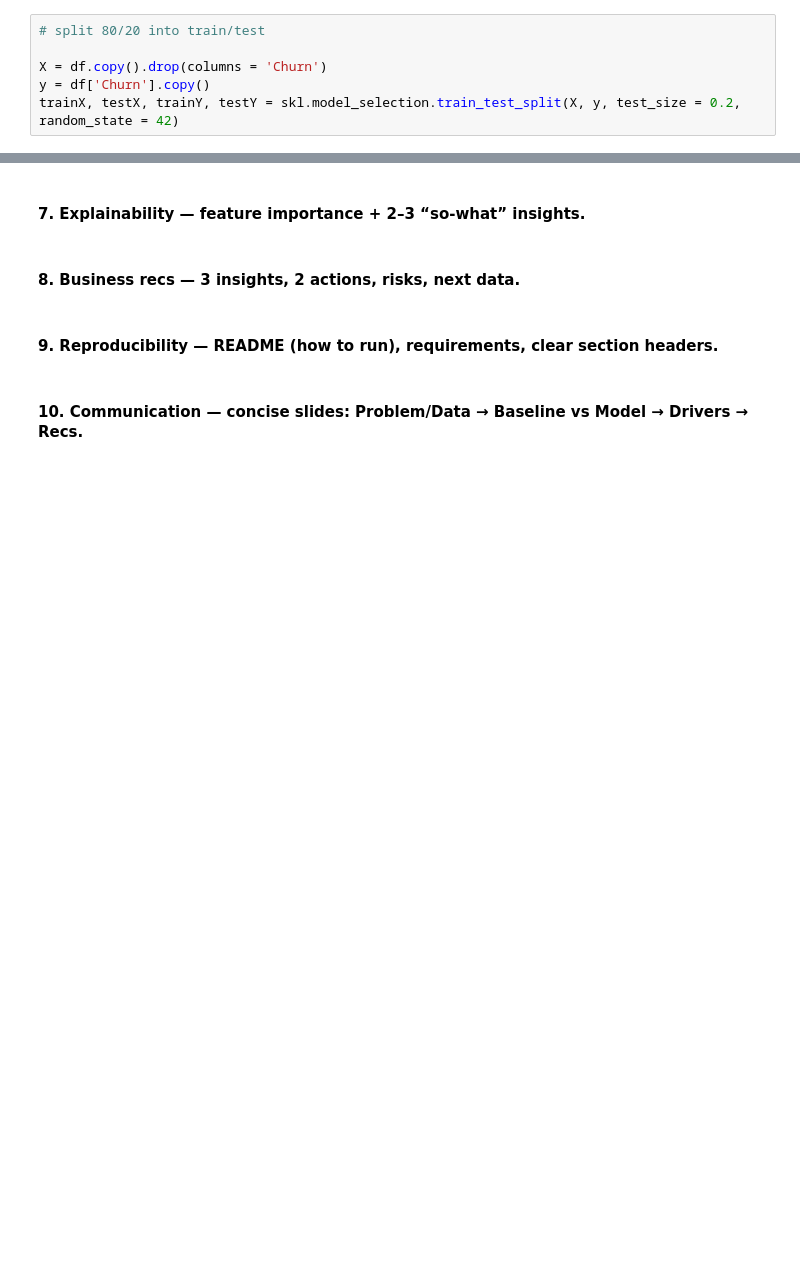
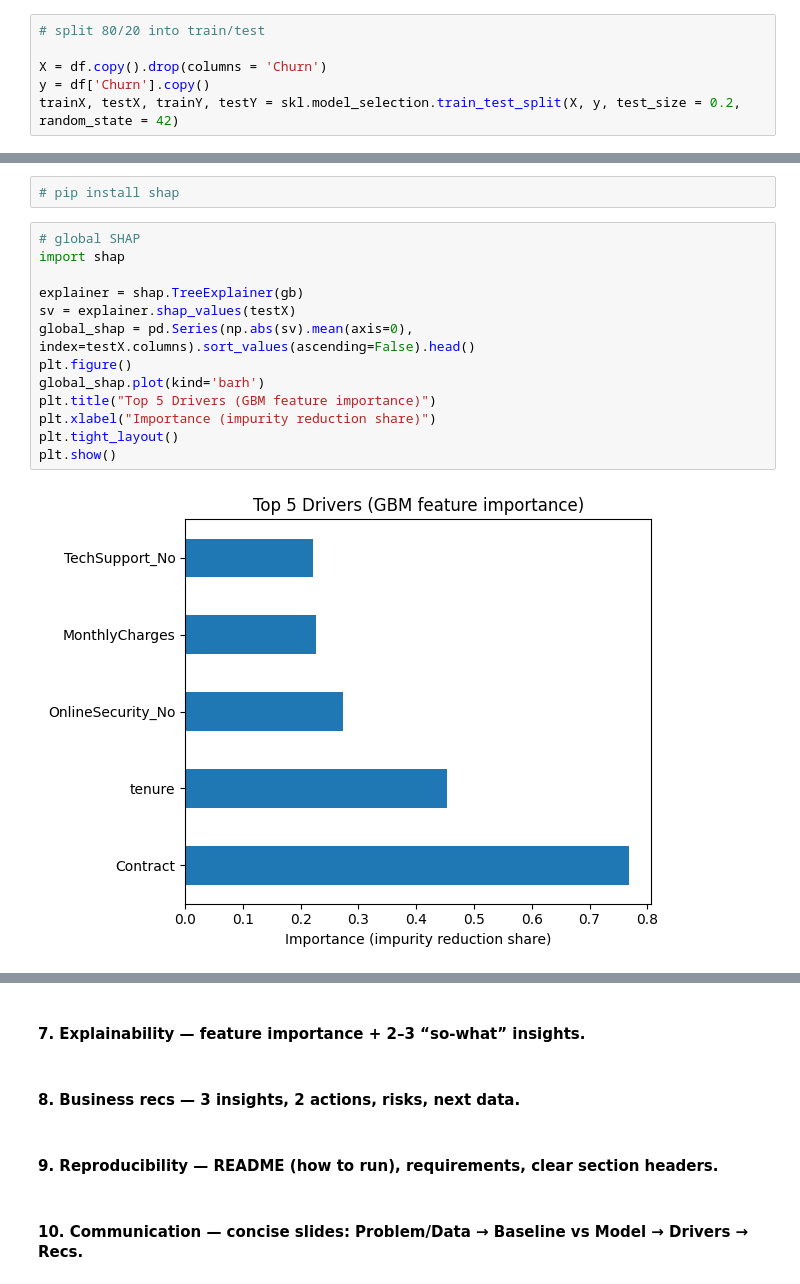
Before and after one commit to ejwang8/kaggle-telco, a Jupyter notebook: telco-challenge.ipynb, the cells around one changed output, grey strips where cells are left out. Saved outputs shown, nothing was run; the diff lists cells and outputs as text; blank space fills up the shorter version.

```diff
--- a/telco-challenge.ipynb
+++ b/telco-challenge.ipynb
@@ -499,0 +592,17 @@ Train Average Precision (PR AUC): 0.622
+# %%
+# pip install shap
+# %%
+# global SHAP
+import shap
+
+explainer = shap.TreeExplainer(gb)
+sv = explainer.shap_values(testX)
+global_shap = pd.Series(np.abs(sv).mean(axis=0), index=testX.columns).sort_values(ascending=False).head()
+plt.figure()
+global_shap.plot(kind='barh')
+plt.title("Top 5 Drivers (GBM feature importance)")
+plt.xlabel("Importance (impurity reduction share)")
+plt.tight_layout()
+plt.show()
+# %% [output]
+[figure, added]
```
Also changed, not shown: parts of 17 cells of this notebook.
